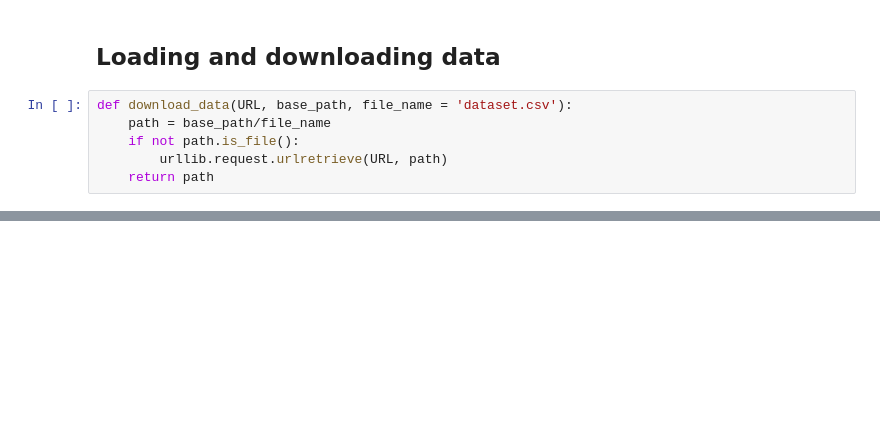
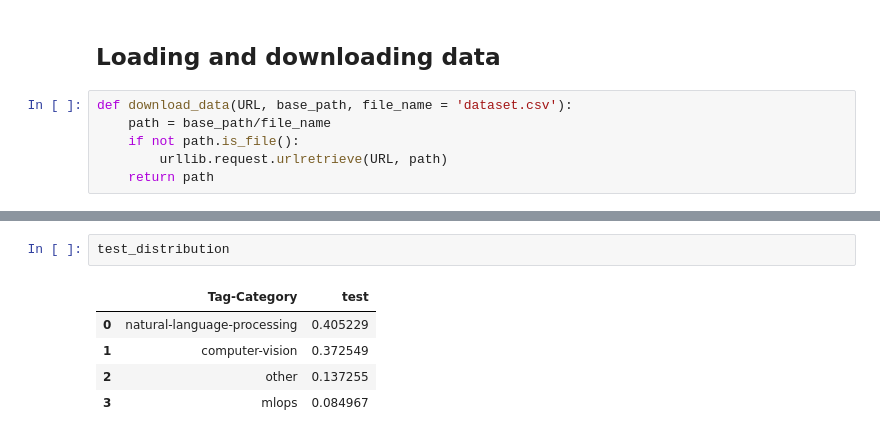
Before and after one commit to AniTho/Made-With-ML, a Jupyter notebook: notebook/1_data_processing.ipynb, the cells around one changed output, grey strips where cells are left out. Saved outputs shown, nothing was run; the diff lists cells and outputs as text; blank space fills up the shorter version.

```diff
--- a/notebook/1_data_processing.ipynb
+++ b/notebook/1_data_processing.ipynb
@@ -40,0 +88,8 @@ df.head()
+# %%
+test_distribution
+# %% [output]
+|  | Tag-Category | test |
+| 0 | natural-language-processing | 0.405229 |
+| 1 | computer-vision | 0.372549 |
+| 2 | other | 0.137255 |
+| 3 | mlops | 0.084967 |
```
Also changed, not shown: parts of 10 cells of this notebook.
